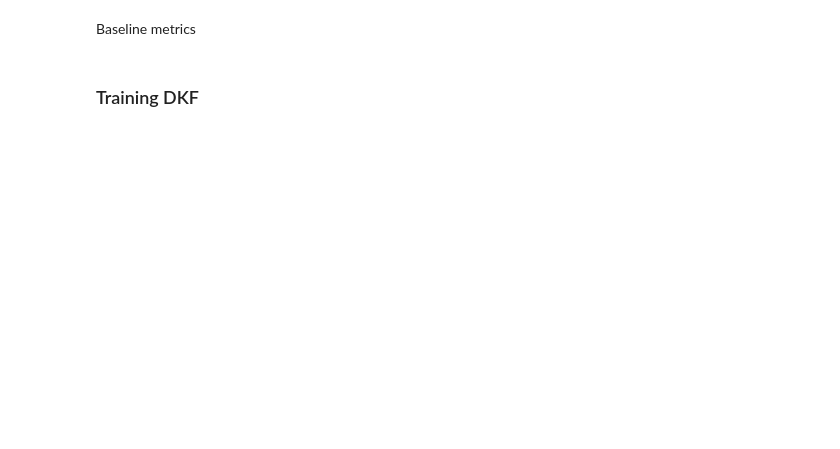
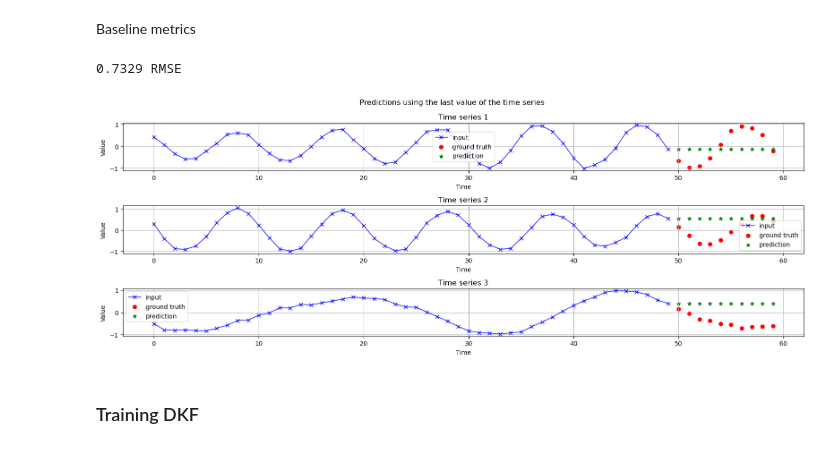
Before and after one commit to BenjaminDeporte/MVA_Stage, a Jupyter notebook: Train_DKF.ipynb, the cells around one changed output. Saved outputs shown, nothing was run; the diff lists cells and outputs as text; code cells hidden in the pictures; blank space fills up the shorter version.

Commit message:
Predictions

```diff
--- a/Train_DKF.ipynb
+++ b/Train_DKF.ipynb
@@ -777,6 +871,10 @@ def loss_function(x, x_hat, x_hat_logvar, z_mean, z_logvar,
 # %% [markdown]
 # Toy Case : Data Generation for Time Series Forecasting
 # %%
+n_steps = 50
+n_ahead = 10
+n_series = 10000
+
 def generate_time_series(batch_size, n_steps, noise=0.05):
     """Utility function to generate time series data.
 
@@ -788,15 +886,13 @@ def generate_time_series(batch_size, n_steps, noise=0.05):
     f1,f2,o1,o2 = np.random.rand(4, batch_size, 1)  # return 4 values for each time series
     time = np.linspace(0, 1, n_steps)  # time vector
 
-    series = 0.8 * np.sin((time - o1) * (f1 * 100 + 10)) # first sine wave
+    series = 0.8 * np.sin((time - o1) * (f1 * 40 + 10)) # first sine wave
     series += 0.2 * np.sin((time - o1) * (f1 * 20 + 20)) # second sine wave
     series += noise * (np.random.randn(batch_size, n_steps) - 0.5)  # add noise
 
     return series
 # %%
-n_steps = 500
-n_series = 10000
-s = generate_time_series(n_series, n_steps+1)
+s = generate_time_series(n_series, n_steps+n_ahead)
 # %%
 N = 3
 fig, axs = plt.subplots(N, 1, figsize=(16, 3 * N))
@@ -811,8 +909,8 @@ plt.show()
 # %%
 cutoff = int(0.8 * n_series)
 
-X_train, y_train = s[:cutoff,:n_steps], s[:cutoff,-1]
-X_valid, y_valid = s[cutoff:,:n_steps], s[cutoff:,-1]
+X_train, y_train = s[:cutoff,:n_steps], s[:cutoff,n_steps:]
+X_valid, y_valid = s[cutoff:,:n_steps], s[cutoff:,n_steps:]
 # %%
 # form datasets, dataloaders, etc
 
@@ -841,26 +939,36 @@ Baseline metrics
 # %%
 # Predicted value is the last value of the time series
 
-y_pred = X_valid[:,-1]
+last_value = X_valid[:,-1].reshape(-1,1)
+y_pred = np.repeat(last_value, n_ahead, axis=1)
 print(f"{np.mean(np.sqrt((y_valid - y_pred) ** 2)):.4f} RMSE")
+# %% [output]
+0.7329 RMSE
 # %%
 N = 3
+
 fig, axs = plt.subplots(N, 1, figsize=(16, 2 * N))
 for i in range(N):
     input = torch.tensor(X_valid[i], device=device)
     target = torch.tensor(y_valid[i], device=device)
     output = y_pred[i]
+
     target = target.cpu().detach().numpy()
     axs[i].plot(input.cpu().detach().numpy(), color='blue', marker="x", linewidth=1, label="input")
-    axs[i].scatter(n_steps, target, color='red', marker="o", linewidth=1, label="ground truth")
-    axs[i].scatter(n_steps, output, color='green', marker="*", linewidth=1, label="prediction")
+    futures = np.arange(n_steps, n_steps+n_ahead)
+    axs[i].scatter(futures, target, color='red', marker="o", linewidth=1, label="ground truth")
+    axs[i].scatter(futures, output, color='green', marker="*", linewidth=1, label="prediction")
     axs[i].set_title(f"Time series {i+1}")
     axs[i].set_xlabel("Time")
     axs[i].set_ylabel("Value")
     axs[i].legend()
     axs[i].grid(True)
+
+plt.suptitle("Predictions using the last value of the time series")
 plt.tight_layout()
 plt.show()
+# %% [output]
+[figure, added]
 # %% [markdown]
 ### Training DKF
 # %%
```
Also changed, not shown: parts of 27 cells of this notebook, 2 other files.
